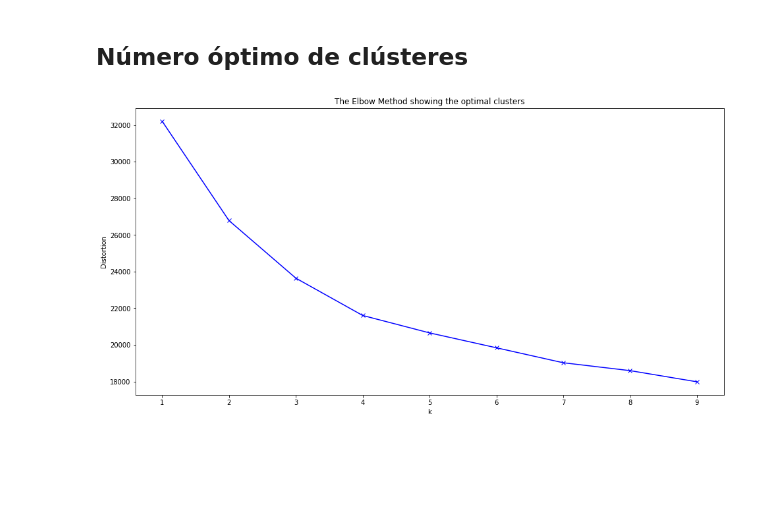
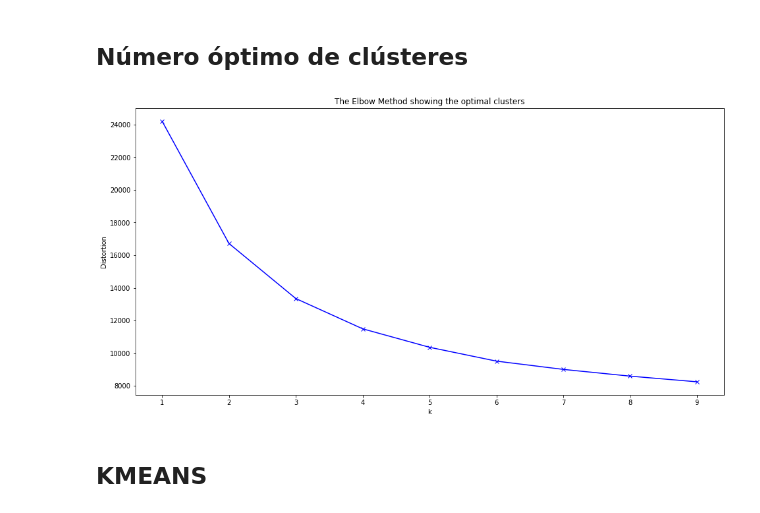
Before and after one commit to gloria1798/neural-nala-challenge, a Jupyter notebook: notebooks/categorization_customer.ipynb, the cells around one changed output. Cells and saved outputs as stored; diff of their text form; code cells hidden in the pictures; blank space fills up the shorter version.

```diff
--- a/notebooks/categorization_customer.ipynb
+++ b/notebooks/categorization_customer.ipynb
@@ -40,5 +40,6 @@ data.head(7)
 | 5 | 1 | F | 37.003747 | 2020-01-27 | 3 | ANDROID | MPago | Guadalajara | Fisica | 94000.0 | ... |
 | 6 | 1 | F | 334.516017 | 2020-01-06 | 2 | ANDROID | Abarrotes | Guadalajara | Fisica | 94000.0 | ... |
 # %%
-data_features = ['dispositivo', 'establecimiento','ciudad', 'tipo_tc', 'linea_tc', 'interes_tc', 'is_prime', 'fraude']
+data_features = ['genero','dispositivo', 'establecimiento','ciudad', 'tipo_tc', 'linea_tc', 'interes_tc', 'is_prime', 'fraude']
 data_customer = data[data_features]
+data_customer
@@ -50,14 +75,17 @@ cat_cols = data_customer.select_dtypes(include=['object', 'category', 'bool']).c
 # %%
 from sklearn.preprocessing import StandardScaler
 from sklearn.compose import ColumnTransformer
-from sklearn.preprocessing import OneHotEncoder
+from sklearn.preprocessing import LabelEncoder
 from sklearn.compose import make_column_selector
 # Se estandarizan las columnas numéricas y se codifican las categoricas
 
+for i in data_customer[cat_cols]:
+  labelencoder = LabelEncoder()# Assigning numerical values and storing in another column
+  data_customer[f'{i}_Types'] = labelencoder.fit_transform(data_customer[i])
+
 preprocessor = ColumnTransformer(
-                   [('scale', StandardScaler(), numeric_cols),
-                    ('onehot', OneHotEncoder(handle_unknown='ignore'), cat_cols)],
+                   [('scale', StandardScaler(), numeric_cols)
+                    ],
                 remainder='passthrough')
 
-
 data_prep_customer = preprocessor.fit_transform(data_customer)
@@ -133,0 +107,6 @@ datos_costumer2
+# %%
+data_prep_customer.columns = ["linea_tc", "interes_tc", "genero", "dispositivo", "establecimiento",
+                              "ciudad", 'tipo_tc', 'is_prime', 'fraude', 'genero_Types','dispositivo_Types', 'establecimiento_Types', 'ciudad_Types',
+                              'tipo_tc_Types', 'is_prime_Types', 'fraude_Types'
+                              ]
+data_prep_customer.head(3)
@@ -134,20 +118,24 @@ datos_costumer2
 # %% [markdown]
 ## **Número óptimo de clústeres**
 # %%
-# Collecting the distortions into list
+c = ['genero_Types','dispositivo_Types', 'establecimiento_Types', 'ciudad_Types', 'tipo_tc_Types', 'is_prime_Types']
+
+# recoletcar las distorsiones
 distortions = []
 K = range(1,10)
 for k in K:
  kmeanModel = KMeans(n_clusters=k)
- kmeanModel.fit(datos_costumer2)
- distortions.append(kmeanModel.inertia_)# Plotting the distortions
+ kmeanModel.fit(data_prep_customer[c])
+ distortions.append(kmeanModel.inertia_)# graficando las distorsiones
 plt.figure(figsize=(16,8))
 plt.plot(K, distortions, 'bx-')
 plt.xlabel('k')
 plt.ylabel('Distortion')
 plt.title('The Elbow Method showing the optimal clusters')
 plt.show()
 # %% [output]
-[figure, old version]
+[figure, new version]
+# %% [markdown]
+## **KMEANS**
 # %%
 #Taking 4 clusters
```
Also changed, not shown: parts of 34 cells of this notebook, 1 other file.
